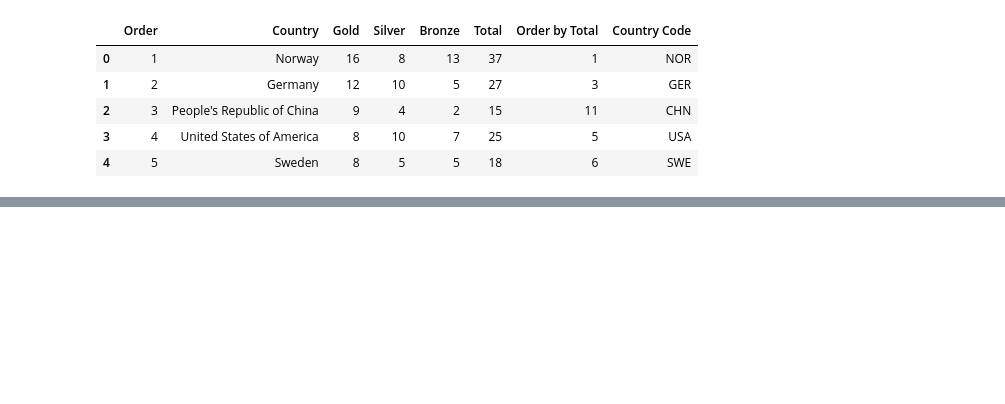
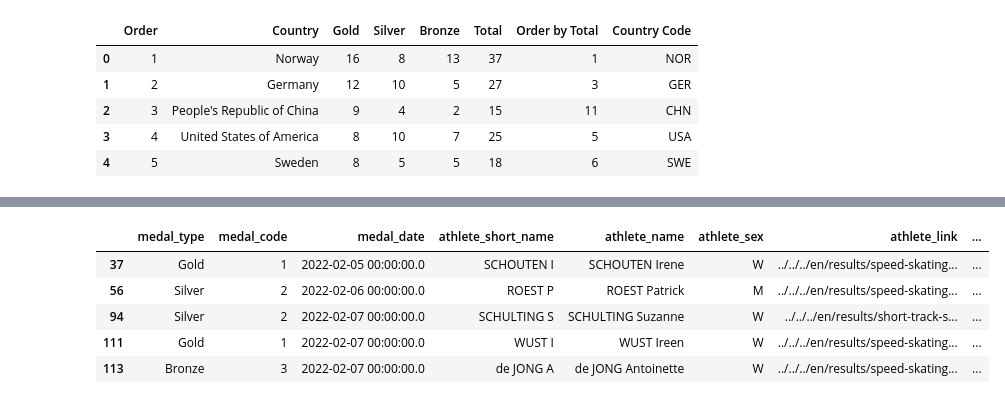
Before and after one commit to lvdheijden/winter-olympics-2022, a Jupyter notebook: winter_olympics_2022.ipynb, the cells around one changed output, grey strips where cells are left out. Drawn from its saved outputs; the diff is of its cells as text; code cells hidden in the pictures; blank space fills up the shorter version.

```diff
--- a/winter_olympics_2022.ipynb
+++ b/winter_olympics_2022.ipynb
@@ -13,0 +60,10 @@ medals_total.head()
+# %%
+athletes_medals_ned = athletes_medals[athletes_medals["country"]=="Netherlands"]
+athletes_medals_ned.head()
+# %% [output]
+|  | medal_type | medal_code | medal_date | athlete_short_name | athlete_name | athlete_sex | athlete_link | ... |
+| 37 | Gold | 1 | 2022-02-05 00:00:00.0 | SCHOUTEN I | SCHOUTEN Irene | W | ../../../en/results/speed-skating... | ... |
+| 56 | Silver | 2 | 2022-02-06 00:00:00.0 | ROEST P | ROEST Patrick | M | ../../../en/results/speed-skating... | ... |
+| 94 | Silver | 2 | 2022-02-07 00:00:00.0 | SCHULTING S | SCHULTING Suzanne | W | ../../../en/results/short-track-s... | ... |
+| 111 | Gold | 1 | 2022-02-07 00:00:00.0 | WUST I | WUST Ireen | W | ../../../en/results/speed-skating... | ... |
+| 113 | Bronze | 3 | 2022-02-07 00:00:00.0 | de JONG A | de JONG Antoinette | W | ../../../en/results/speed-skating... | ... |
```
Also changed, not shown: parts of 17 cells of this notebook.
